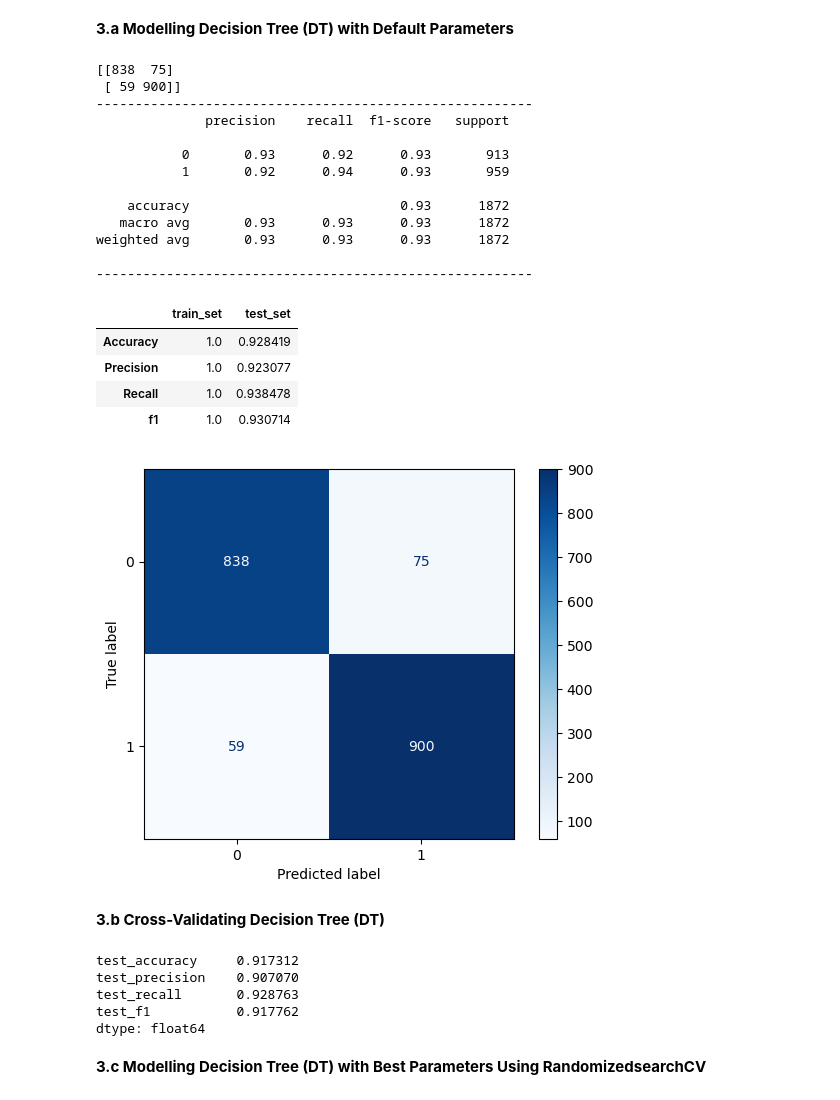
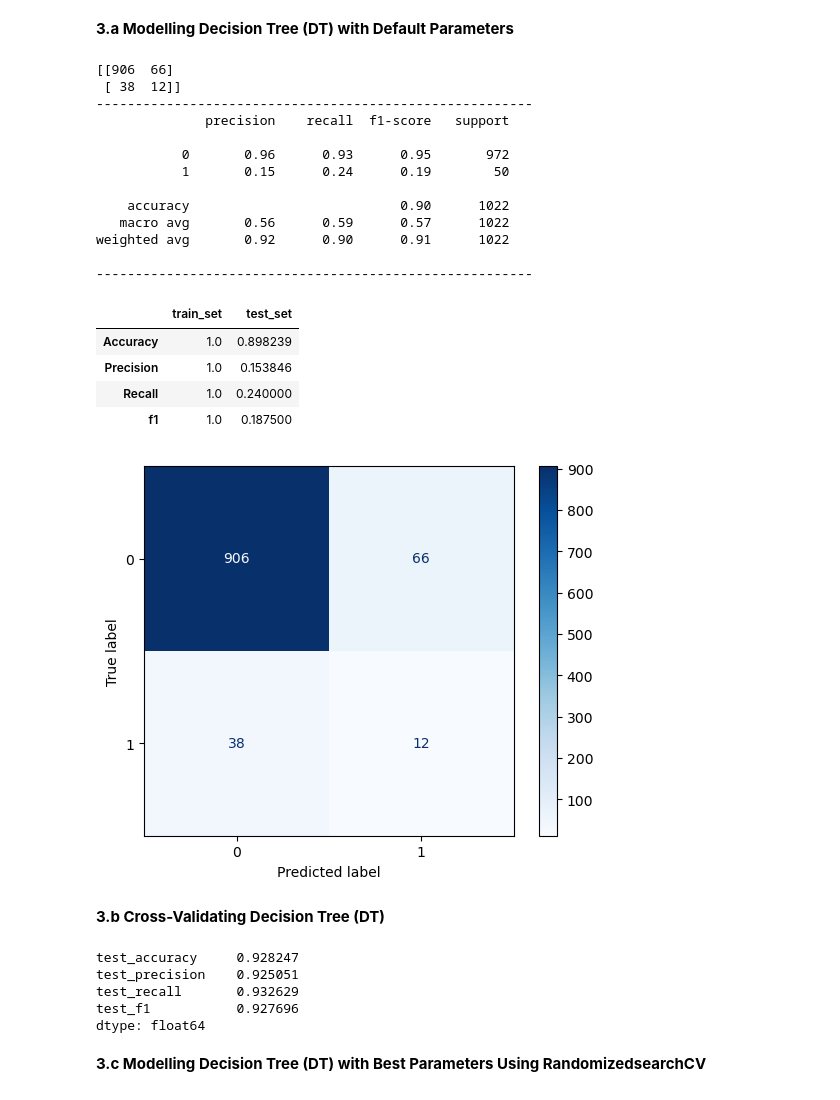
Before and after one commit to Elrayes977/Depi_Data_Science_Project, a Jupyter notebook: Stroke_Final/stroke.ipynb, the cells around one changed output. Saved outputs shown, nothing was run; the diff lists cells and outputs as text; code cells hidden in the pictures.

```diff
--- a/Stroke_Final/stroke.ipynb
+++ b/Stroke_Final/stroke.ipynb
@@ -1001,8 +699,8 @@ Best Estimator of GridSearchCV for Random Forest Model: RandomForestClassifier(m
 # %%
-RF_grid_model = RandomForestClassifier(max_depth=9, max_features=3, n_estimators=50, random_state=42, min_samples_split=2)
-RF_grid_model.fit(X_train, y_train)
-y_pred = RF_grid_model.predict(X_test)
-y_train_pred = RF_grid_model.predict(X_train)
+RF_grid_model = RandomForestClassifier(max_depth=9, max_features=4, n_estimators=50, random_state=42, min_samples_split=8)
+RF_grid_model.fit(X_sample, y_sample)
+y_pred = RF_grid_model.predict(X_test_prep)
+y_train_pred = RF_grid_model.predict(X_sample)
 
 rf_grid_f1 = f1_score(y_test, y_pred)
 rf_grid_acc = accuracy_score(y_test, y_pred)
@@ -1021,5 +719,5 @@ cm = confusion_matrix(y_test, y_pred)
 disp = ConfusionMatrixDisplay(confusion_matrix=cm, display_labels=RF_grid_model.classes_)
 disp.plot(cmap=plt.cm.Blues)
 
-train_val(y_train, y_train_pred, y_test, y_pred)
+train_val(y_sample, y_train_pred, y_test, y_pred)
 # %% [output]
@@ -1092,8 +790,8 @@ plt.show()
 **2.a Modelling Support Vector Machine (SVM) with Default Parameters**
 # %%
 svm_model = SVC(class_weight = "balanced")
-svm_model.fit(X_train, y_train)
-y_pred = svm_model.predict(X_test)
+svm_model.fit(X_sample, y_sample)
+y_pred = svm_model.predict(X_test_prep)
 
 print(confusion_matrix(y_test, y_pred))
 print(classification_report(y_test, y_pred))
@@ -1155,7 +853,7 @@ param_grid = {'C': [0.1,1, 10, 100],
 model = SVC(class_weight = "balanced")
 svm_model_grid = GridSearchCV(model, param_grid, verbose=3, refit=True)
 
-svm_model_grid.fit(X_train, y_train)
+svm_model_grid.fit(X_sample, y_sample)
 
 print('\033[1mBest Parameters of GridSearchCV for SVM Model:\033[0m', svm_model_grid.best_params_)
 print("--------------------------------------------------------------------------------------------------------------------")
@@ -1180,9 +878,9 @@ Best Parameters of GridSearchCV for SVM Model: {'C': 10, 'gamma': 1, 'kernel': '
 Best Estimator of GridSearchCV for SVM Model: SVC(C=10, class_weight='balanced', gamma=1)
 # %%
 svm_grid_model = SVC(C=10, class_weight='balanced', gamma=1, kernel='rbf')
-svm_grid_model.fit(X_train, y_train)
-y_pred =svm_grid_model.predict(X_test)
-y_train_pred = svm_grid_model.predict(X_train)
+svm_grid_model.fit(X_sample, y_sample)
+y_pred =svm_grid_model.predict(X_test_prep)
+y_train_pred = svm_grid_model.predict(X_sample)
 
 svm_grid_f1 = f1_score(y_test, y_pred)
 svm_grid_acc = accuracy_score(y_test, y_pred)
@@ -1203,7 +901,7 @@ cm = confusion_matrix(y_test, y_pred)
 disp = ConfusionMatrixDisplay(confusion_matrix=cm, display_labels=svm_grid_model.classes_)
 disp.plot(cmap=plt.cm.Blues)
 
-train_val(y_train, y_train_pred, y_test, y_pred)
+train_val(y_sample, y_train_pred, y_test, y_pred)
 # %% [output]
 -----------CONFUSION MATRIX------------
 [[856  57]
@@ -1265,64 +963,64 @@ plt.show()
 **3.a Modelling Decision Tree (DT) with Default Parameters**
 # %%
 DT_model = DecisionTreeClassifier(class_weight="balanced", random_state=42)
-DT_model.fit(X_train, y_train)
-y_pred = DT_model.predict(X_test)
-y_train_pred = DT_model.predict(X_train)
+DT_model.fit(X_sample, y_sample)
+y_pred = DT_model.predict(X_test_prep)
+y_train_pred = DT_model.predict(X_sample)
 
 dt_f1 = f1_score(y_test, y_pred)
 dt_acc = accuracy_score(y_test, y_pred)
 dt_recall = recall_score(y_test, y_pred)
 dt_auc = roc_auc_score(y_test, y_pred)
 
 print(confusion_matrix(y_test, y_pred))
 print("\033[1m--------------------------------------------------------\033[0m")
 print(classification_report(y_test, y_pred))
 print("\033[1m--------------------------------------------------------\033[0m")
 
 # Compute the confusion matrix
 cm = confusion_matrix(y_test, y_pred)
 
 # Create and display the confusion matrix plot
 disp = ConfusionMatrixDisplay(confusion_matrix=cm, display_labels=DT_model.classes_)
 disp.plot(cmap=plt.cm.Blues)
 
-train_val(y_train, y_train_pred, y_test, y_pred)
+train_val(y_sample, y_train_pred, y_test, y_pred)
 # %% [output]
-[[838  75]
- [ 59 900]]
+[[906  66]
+ [ 38  12]]
 --------------------------------------------------------
               precision    recall  f1-score   support
 
-           0       0.93      0.92      0.93       913
-           1       0.92      0.94      0.93       959
+           0       0.96      0.93      0.95       972
+           1       0.15      0.24      0.19        50
 
-    accuracy                           0.93      1872
-   macro avg       0.93      0.93      0.93      1872
-weighted avg       0.93      0.93      0.93      1872
+    accuracy                           0.90      1022
+   macro avg       0.56      0.59      0.57      1022
+weighted avg       0.92      0.90      0.91      1022
 
 --------------------------------------------------------
 |  | train_set | test_set |
-| Accuracy | 1.0 | 0.928419 |
-| Precision | 1.0 | 0.923077 |
-| Recall | 1.0 | 0.938478 |
-| f1 | 1.0 | 0.930714 |
+| Accuracy | 1.0 | 0.898239 |
+| Precision | 1.0 | 0.153846 |
+| Recall | 1.0 | 0.240000 |
+| f1 | 1.0 | 0.187500 |
-[figure, old version]
+[figure, new version]
 # %% [markdown]
 **3.b Cross-Validating Decision Tree (DT)**
 # %%
-dt_xvalid_model = DecisionTreeClassifier(max_depth=None, random_state=42)
+dt_xvalid_model = DecisionTreeClassifier(random_state=42)
 
-dt_xvalid_model_scores = cross_validate(dt_xvalid_model, X_train, y_train, scoring = ["accuracy", "precision", "recall", "f1"], cv = 5)
+dt_xvalid_model_scores = cross_validate(dt_xvalid_model, X_sample, y_sample, scoring = ["accuracy", "precision", "recall", "f1"], cv = 5)
 dt_xvalid_model_scores = pd.DataFrame(dt_xvalid_model_scores, index = range(1, 6))
 
 dt_xvalid_model_scores
 
 dt_xvalid_model_scores.mean()[2:]
 # %% [output]
-test_accuracy     0.917312
-test_precision    0.907070
-test_recall       0.928763
-test_f1           0.917762
+test_accuracy     0.928247
+test_precision    0.925051
+test_recall       0.932629
+test_f1           0.927696
 dtype: float64
 # %% [markdown]
 **3.c Modelling Decision Tree (DT) with Best Parameters Using RandomizedsearchCV**
```
Also changed, not shown: parts of 59 cells of this notebook, 2 other files.
